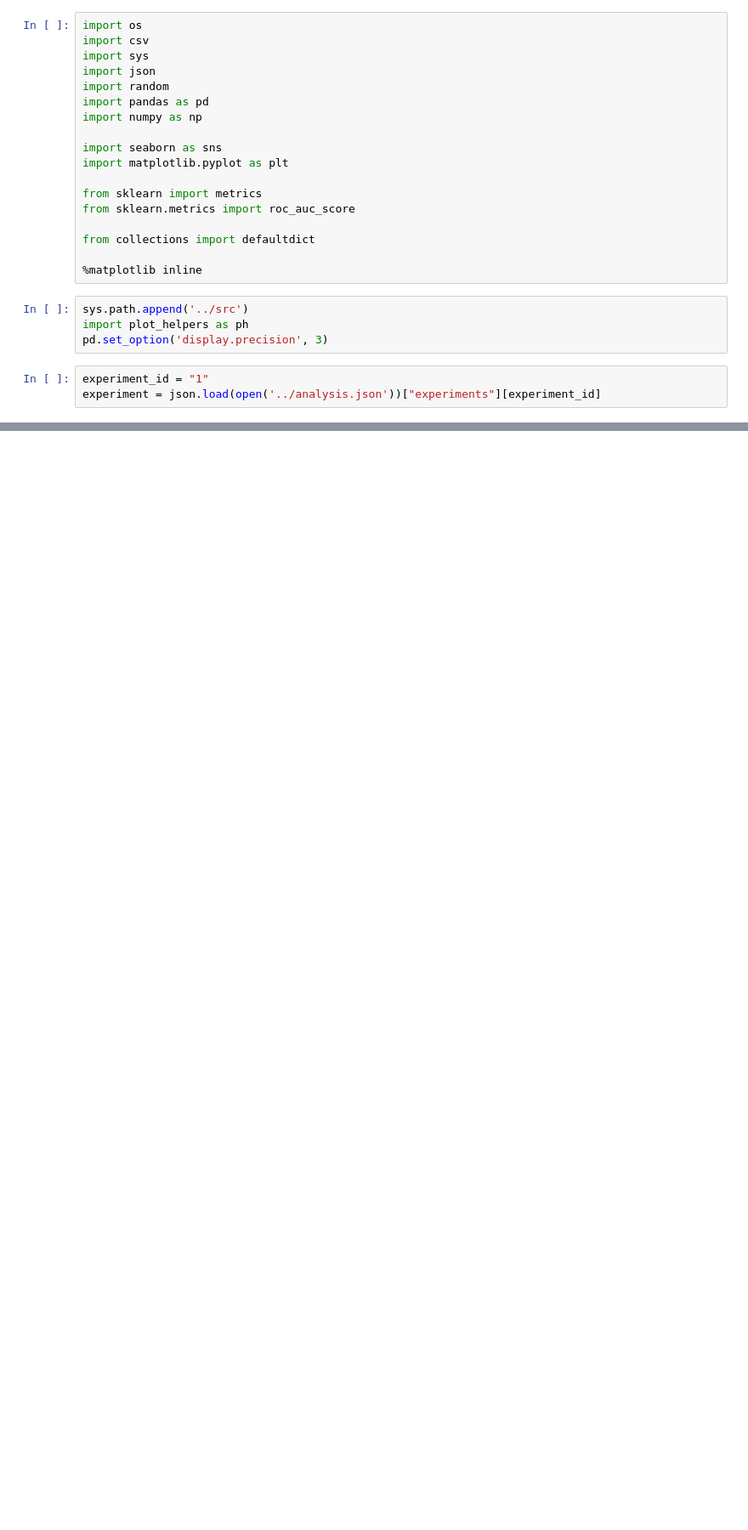
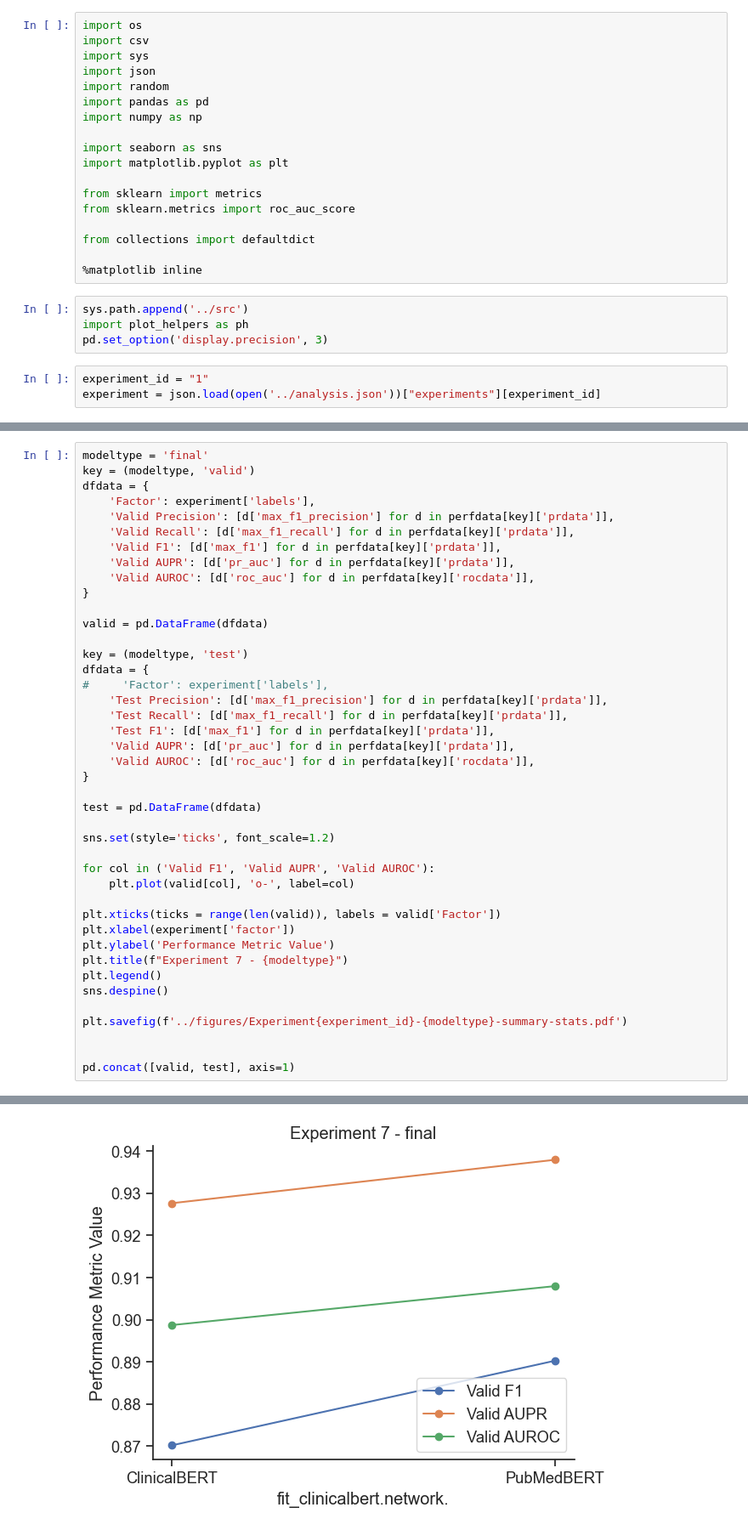
Before and after one commit to tatonetti-lab/onsides, a Jupyter notebook: notebooks/Experiment 01-Compare PubMedBERT to ClinicalBERT.ipynb, the cells around one changed output, grey strips where cells are left out. Shown at 85% size. Cells and saved outputs as stored; diff of their text form; blank space fills up the shorter version.

```diff
--- a/notebooks/Experiment 01-Compare PubMedBERT to ClinicalBERT.ipynb
+++ b/notebooks/Experiment 01-Compare PubMedBERT to ClinicalBERT.ipynb
@@ -162,0 +163,43 @@ pd.concat([valid, test], axis=1)
+# %%
+modeltype = 'final'
+key = (modeltype, 'valid')
+dfdata = {
+    'Factor': experiment['labels'],
+    'Valid Precision': [d['max_f1_precision'] for d in perfdata[key]['prdata']],
+    'Valid Recall': [d['max_f1_recall'] for d in perfdata[key]['prdata']],
+    'Valid F1': [d['max_f1'] for d in perfdata[key]['prdata']],
+    'Valid AUPR': [d['pr_auc'] for d in perfdata[key]['prdata']],
+    'Valid AUROC': [d['roc_auc'] for d in perfdata[key]['rocdata']],
+}
+
+valid = pd.DataFrame(dfdata)
+
+key = (modeltype, 'test')
+dfdata = {
+#     'Factor': experiment['labels'],
+    'Test Precision': [d['max_f1_precision'] for d in perfdata[key]['prdata']],
+    'Test Recall': [d['max_f1_recall'] for d in perfdata[key]['prdata']],
+    'Test F1': [d['max_f1'] for d in perfdata[key]['prdata']],
+    'Valid AUPR': [d['pr_auc'] for d in perfdata[key]['prdata']],
+    'Valid AUROC': [d['roc_auc'] for d in perfdata[key]['rocdata']],
+}
+
+test = pd.DataFrame(dfdata)
+
+sns.set(style='ticks', font_scale=1.2)
+
+for col in ('Valid F1', 'Valid AUPR', 'Valid AUROC'):
+    plt.plot(valid[col], 'o-', label=col)
+
+plt.xticks(ticks = range(len(valid)), labels = valid['Factor'])
+plt.xlabel(experiment['factor'])
+plt.ylabel('Performance Metric Value')
+plt.title(f"Experiment 7 - {modeltype}")
+plt.legend()
+sns.despine()
+
+plt.savefig(f'../figures/Experiment{experiment_id}-{modeltype}-summary-stats.pdf')
+
+
+pd.concat([valid, test], axis=1)
+# %% [output]
@@ -162,0 +209 @@ pd.concat([valid, test], axis=1)
+[figure, added]
```
Also changed, not shown: parts of 4 cells of this notebook, 26 other files.
